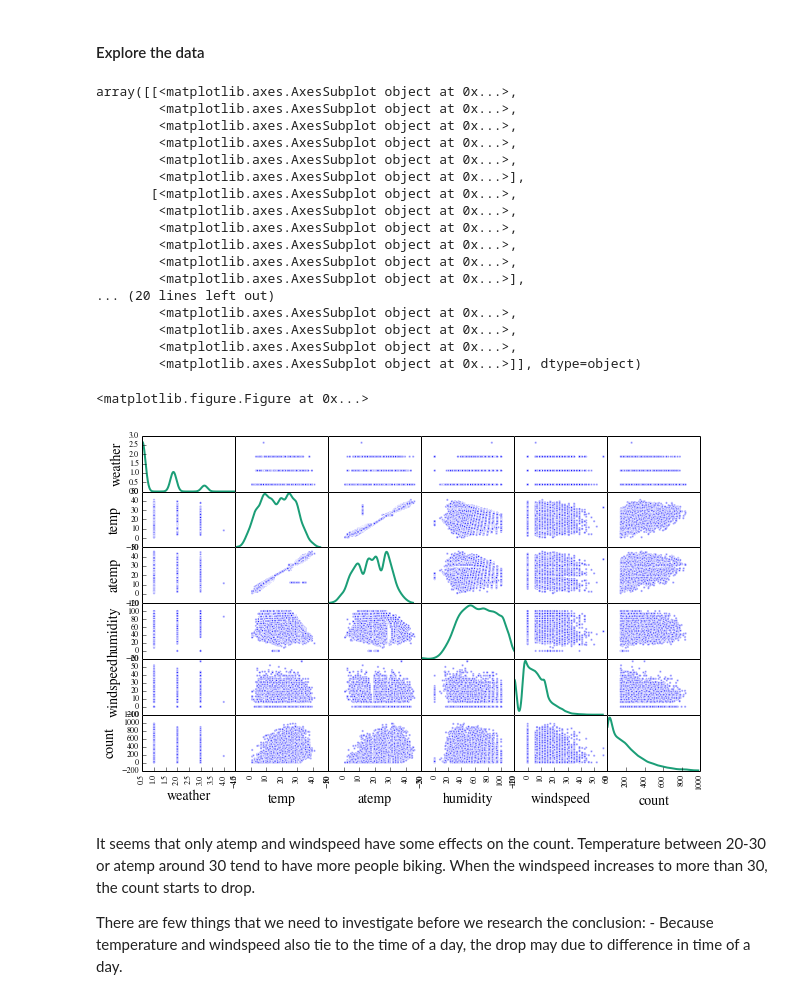
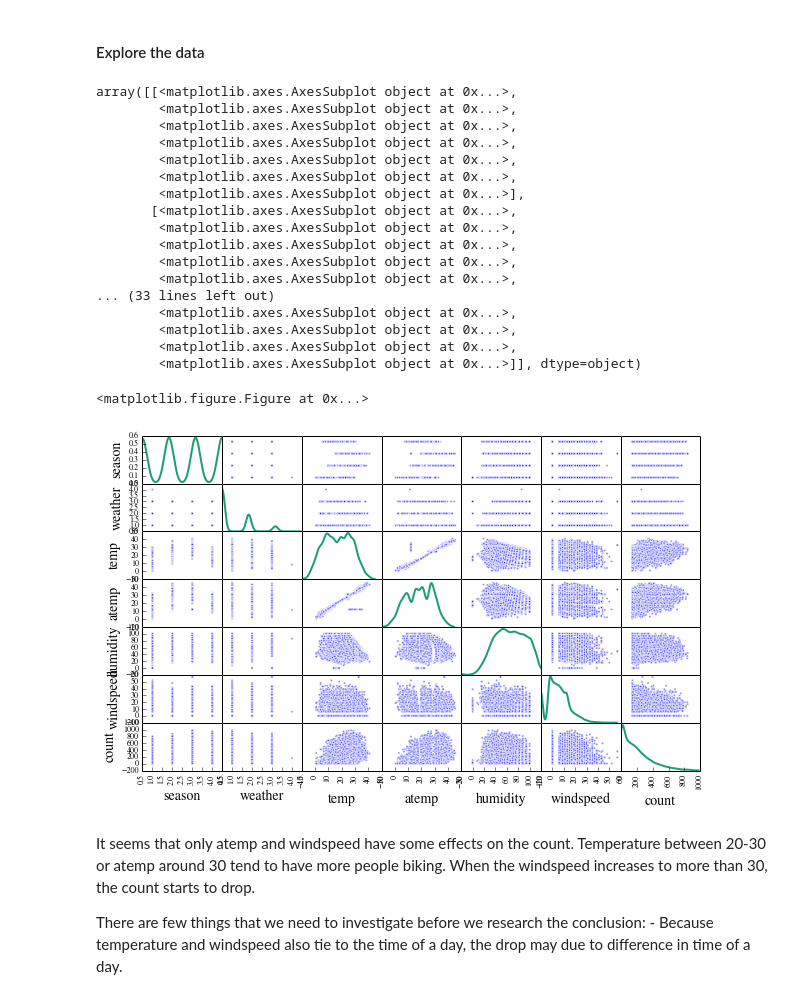
Before and after one commit to jingw01/Kaggle-Challege, a Jupyter notebook: BikeSharing/Untitled0 - Copy.ipynb, the cells around one changed output. Drawn from its saved outputs; the diff is of its cells as text; code cells hidden in the pictures.

```diff
--- a/BikeSharing/Untitled0 - Copy.ipynb
+++ b/BikeSharing/Untitled0 - Copy.ipynb
@@ -75,6 +75,8 @@ train=train.reset_index(indext)
 train['hour']=indext.hour
 train['date']=indext.date
 train['dayofweek']=indext.dayofweek
+train['month']=indext.month
+train['hour']=indext.hour
 varlist=list(train.columns.values)
 train.head()
 # %% [output]
@@ -89,30 +91,30 @@ train.head()
 # %%
 #in group level, check whether there are correlation between some variables
 
 from pandas.tools.plotting import scatter_matrix
 fig=plt.figure()
 time=range(24)
-scatter_matrix(train[['weather','temp','atemp','humidity','windspeed','count']], diagonal="kde")
+scatter_matrix(train[['season','weather','temp','atemp','humidity','windspeed','count']], diagonal="kde")
 # %% [output]
 array([[<matplotlib.axes.AxesSubplot object at 0x...>,
+        <matplotlib.axes.AxesSubplot object at 0x...>,
         <matplotlib.axes.AxesSubplot object at 0x...>,
         <matplotlib.axes.AxesSubplot object at 0x...>,
         <matplotlib.axes.AxesSubplot object at 0x...>,
         <matplotlib.axes.AxesSubplot object at 0x...>,
         <matplotlib.axes.AxesSubplot object at 0x...>],
        [<matplotlib.axes.AxesSubplot object at 0x...>,
         <matplotlib.axes.AxesSubplot object at 0x...>,
         <matplotlib.axes.AxesSubplot object at 0x...>,
         <matplotlib.axes.AxesSubplot object at 0x...>,
         <matplotlib.axes.AxesSubplot object at 0x...>,
-        <matplotlib.axes.AxesSubplot object at 0x...>],
-... (20 lines left out)
+... (33 lines left out)
         <matplotlib.axes.AxesSubplot object at 0x...>,
         <matplotlib.axes.AxesSubplot object at 0x...>,
         <matplotlib.axes.AxesSubplot object at 0x...>,
         <matplotlib.axes.AxesSubplot object at 0x...>]], dtype=object)
 <matplotlib.figure.Figure at 0x...>
-[figure, old version]
+[figure, new version]
 # %% [markdown]
 It seems that only atemp and windspeed have some effects on the count. Temperature between 20-30 or atemp around 30 tend to have more people biking. When the windspeed increases to more than 30, the count starts to drop.
 
```
Also changed, not shown: parts of 6 cells of this notebook.
